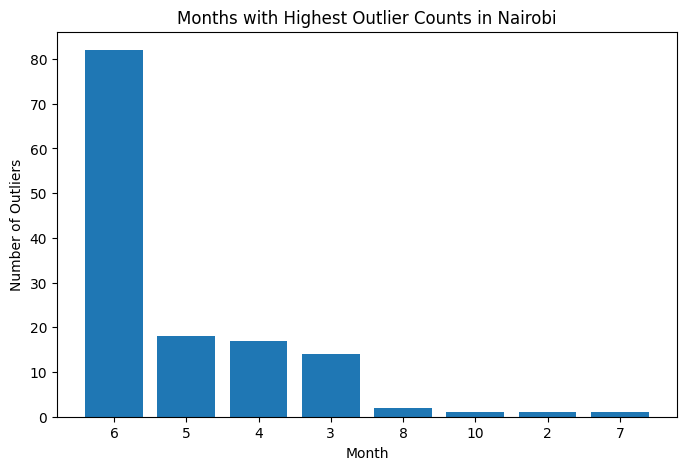
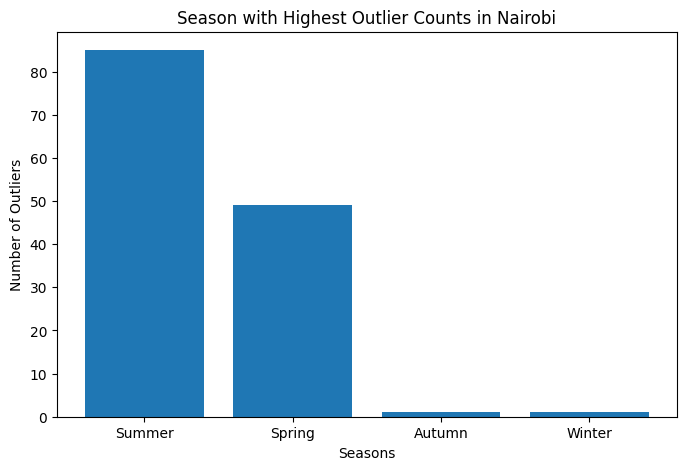
The change to this notebook cell's code, shown as a diff; its figure went from the first image to the second:
--- before
+++ after
@@ -1,13 +1,10 @@
-outlier_rows["Date"] = pd.to_datetime(outlier_rows["Date"])
-
-monthly_outliers = outlier_rows["Date"].dt.month.value_counts().sort_values(ascending=False)
+season_outliers = outlier_rows["Season"].value_counts().sort_values(ascending=False)
 
 plt.figure(figsize=(8,5))
-plt.bar(monthly_outliers.index.astype(str),
-        monthly_outliers.values)
+plt.bar(season_outliers.index.astype(str), season_outliers.values)
 
-plt.xlabel("Month")
+plt.xlabel("Seasons")
 plt.ylabel("Number of Outliers")
-plt.title("Months with Highest Outlier Counts in Nairobi")
+plt.title("Season with Highest Outlier Counts in Nairobi")
 
 plt.show()

Commit: Add outlier visualizations and insights for all cities